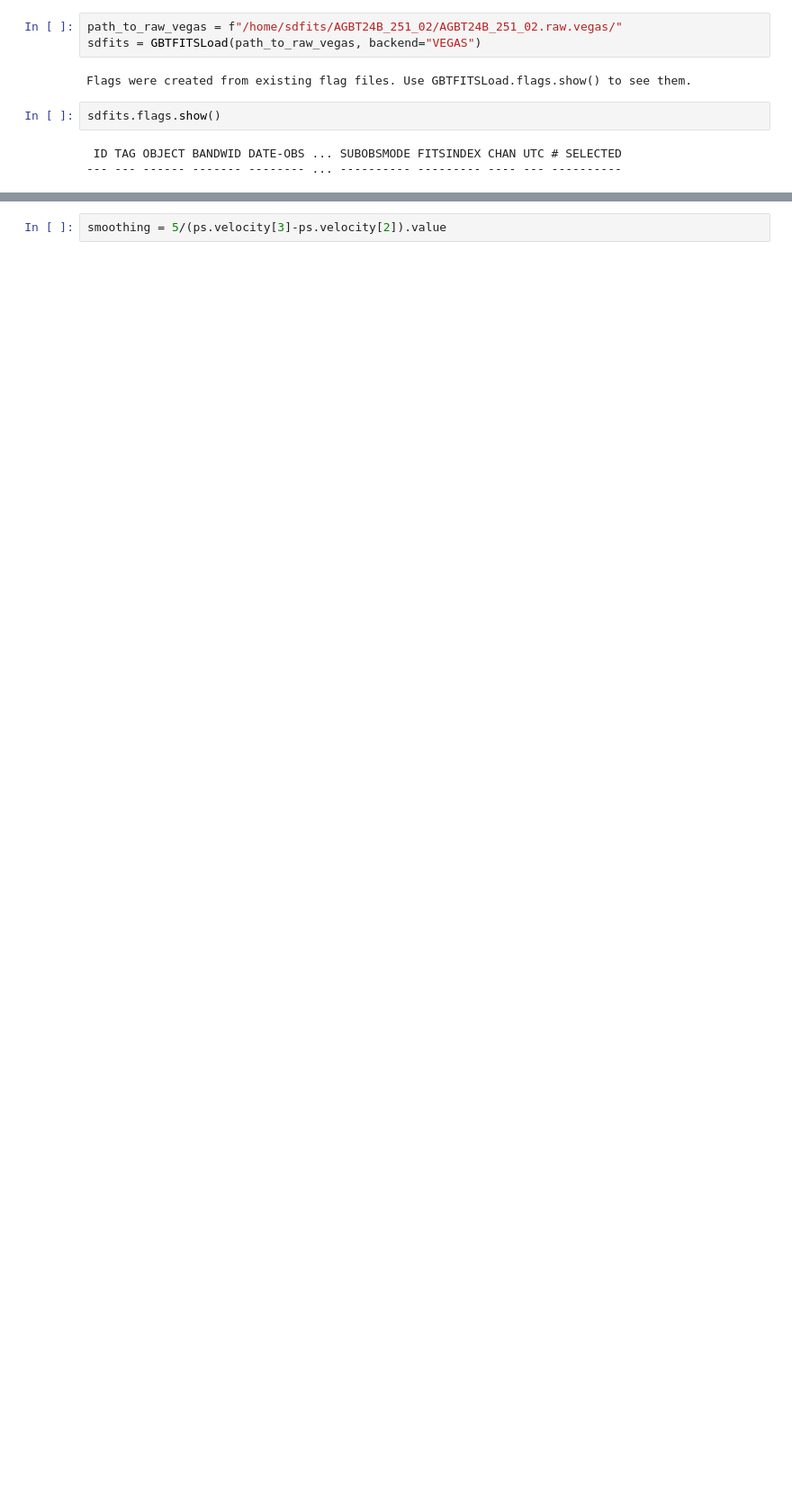
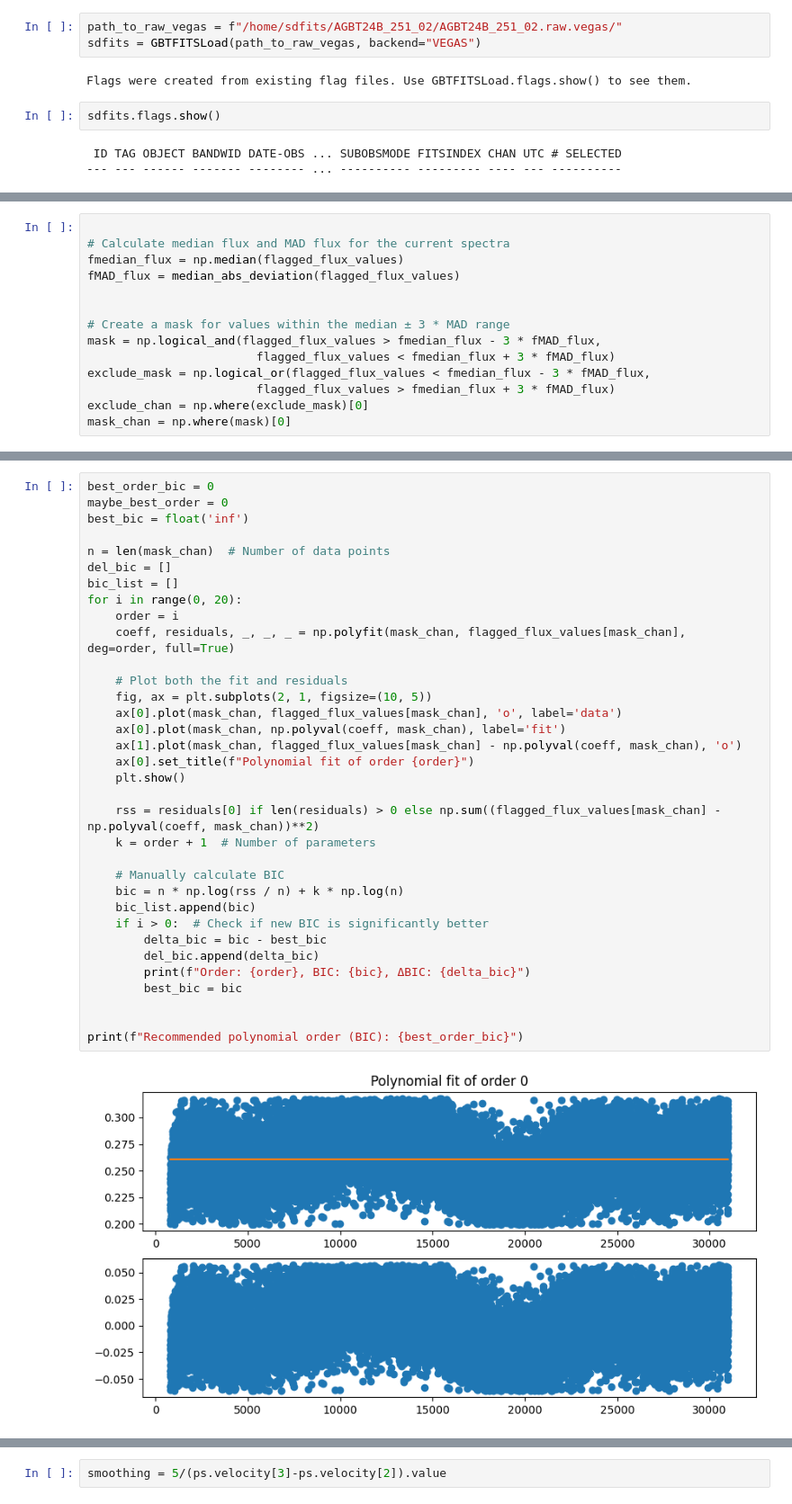
Before and after one commit to swapnaneeldey/GBT_HI_DR_Dysh_Blue_blobs24B, a Jupyter notebook: HI_trial_part4.ipynb, the cells around one changed output, grey strips where cells are left out. Shown at 90% size. Drawn from its saved outputs; the diff is of its cells as text; blank space fills up the shorter version.

```diff
--- a/HI_trial_part4.ipynb
+++ b/HI_trial_part4.ipynb
@@ -127,0 +142,14 @@ INFO: overwriting Masked Quantity's current mask with specified mask. [astropy.n
+# %%
+
+# Calculate median flux and MAD flux for the current spectra
+fmedian_flux = np.median(flagged_flux_values)
+fMAD_flux = median_abs_deviation(flagged_flux_values)
+
+
+# Create a mask for values within the median ± 3 * MAD range
+mask = np.logical_and(flagged_flux_values > fmedian_flux - 3 * fMAD_flux,
+                        flagged_flux_values < fmedian_flux + 3 * fMAD_flux)
+exclude_mask = np.logical_or(flagged_flux_values < fmedian_flux - 3 * fMAD_flux,
+                        flagged_flux_values > fmedian_flux + 3 * fMAD_flux)
+exclude_chan = np.where(exclude_mask)[0]
+mask_chan = np.where(mask)[0]
@@ -127,0 +244,36 @@ INFO: overwriting Masked Quantity's current mask with specified mask. [astropy.n
+# %%
+best_order_bic = 0
+maybe_best_order = 0
+best_bic = float('inf')
+
+n = len(mask_chan)  # Number of data points
+del_bic = []
+bic_list = []
+for i in range(0, 20):
+    order = i
+    coeff, residuals, _, _, _ = np.polyfit(mask_chan, flagged_flux_values[mask_chan], deg=order, full=True)
+
+    # Plot both the fit and residuals
+    fig, ax = plt.subplots(2, 1, figsize=(10, 5))
+    ax[0].plot(mask_chan, flagged_flux_values[mask_chan], 'o', label='data')
+    ax[0].plot(mask_chan, np.polyval(coeff, mask_chan), label='fit')
+    ax[1].plot(mask_chan, flagged_flux_values[mask_chan] - np.polyval(coeff, mask_chan), 'o')
+    ax[0].set_title(f"Polynomial fit of order {order}")
+    plt.show()
+
+    rss = residuals[0] if len(residuals) > 0 else np.sum((flagged_flux_values[mask_chan] - np.polyval(coeff, mask_chan))**2)
+    k = order + 1  # Number of parameters
+
+    # Manually calculate BIC
+    bic = n * np.log(rss / n) + k * np.log(n)
+    bic_list.append(bic)
+    if i > 0:  # Check if new BIC is significantly better
+        delta_bic = bic - best_bic
+        del_bic.append(delta_bic)
+        print(f"Order: {order}, BIC: {bic}, ΔBIC: {delta_bic}")
+        best_bic = bic
+
+
+print(f"Recommended polynomial order (BIC): {best_order_bic}")
+# %% [output]
+[figure, added]
```
Also changed, not shown: parts of 24 cells of this notebook.
